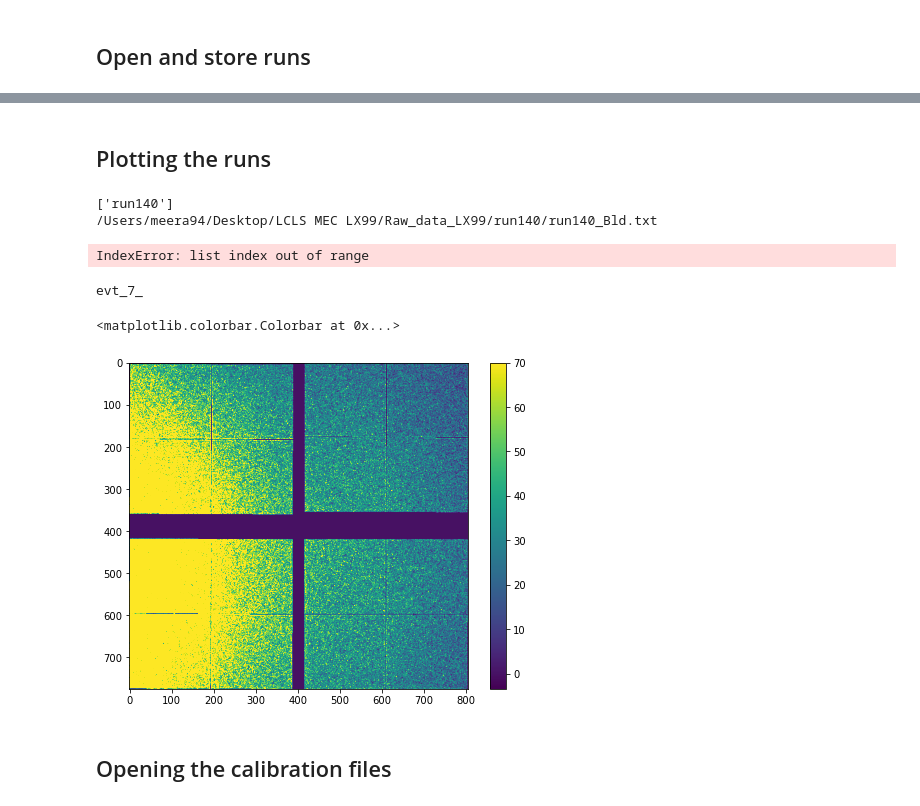
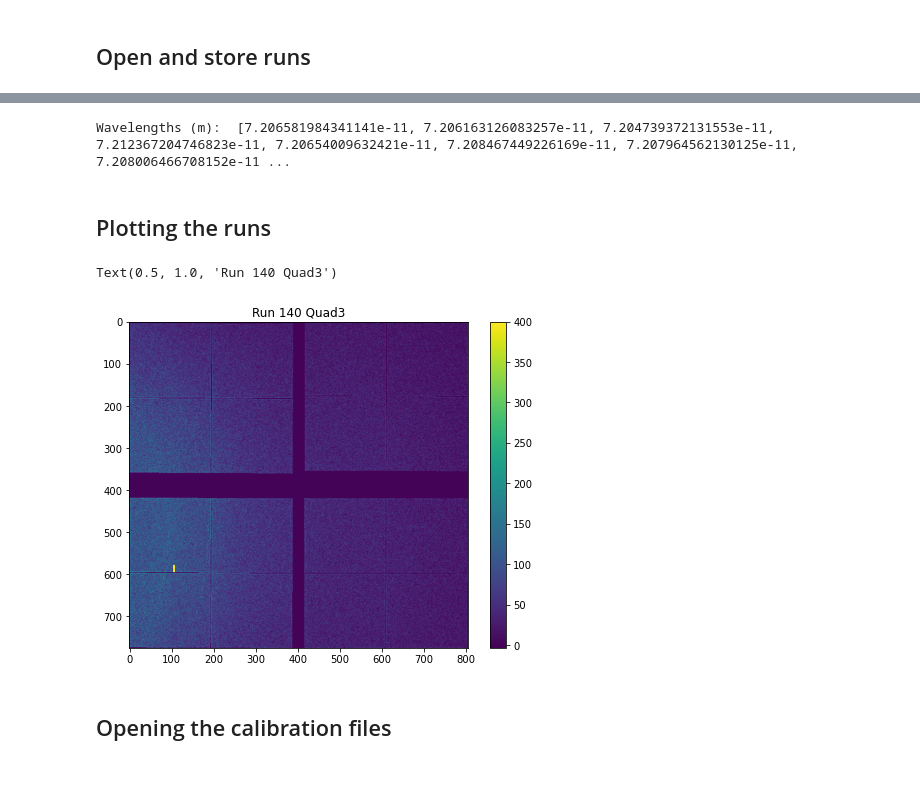
Before and after one commit to meeramadhavi/MEC_XRD_VISAR, a Jupyter notebook: Azimuthal_integration_Meera.ipynb, the cells around one changed output, grey strips where cells are left out. Cells and saved outputs as stored; diff of their text form; code cells hidden in the pictures; blank space fills up the shorter version.

Commit message:
Updated version of the code.
Changed the code to have peak fitting and quad stitching.

```diff
--- a/Azimuthal_integration_Meera.ipynb
+++ b/Azimuthal_integration_Meera.ipynb
@@ -28,8 +31,11 @@ plt.rcParams['figure.figsize'] = (8, 6) #this is for a constant figure size
 ## Import data
 # %%
 #import data
-path = '/Users/meera94/Desktop/LCLS MEC LX99' # Main XRD data folder
-data_files = 'LX99 analysis'
-xrd_data_folder_name = 'Raw_data_LX99'                   # Name of folder containing XRD run folders
+#path = '/Users/meera94/Desktop/LCLS MEC LX99' # Main XRD data folder
+path = '/Users/meera94/Library/CloudStorage/OneDrive-UniversityofCalifornia,Davis/LX99'
+data_files = 'scratch'
+#data_files = 'scratch'
+#xrd_data_folder_name = 'Raw_data_LX99'                   # Name of folder containing XRD run folders
+xrd_data_folder_name = 'run'
 calibration_folder_name = 'XRD_calibration_files'   # Name of folder containing calibration (.poni) files
 energy_file_name = 'Energies.csv'
@@ -39,14 +63,21 @@ energy_file_name = 'Energies.csv'
 ## opening runs from tiff files tand saving them to a dictionary. We will rotate the images as required by the detector
 #Runs = [140, 143, 146]#, 149, 152, 157, 160, 163, 166, 169, 173, 176, 182, 185, 179, 237, 240, 243, 249, 252, 255, 260, 263, 270, 273, 276, 282, 285, 288, 291, 294, 297, 300, 305, 311, 313, 316, 319, 327, 330, 336, 333, 339]
 #Runs = [139, 140, 142, 143, 145, 146, 148, 149, 151, 152, 157, 159, 160, 162, 163, 165, 166, 168, 169, 172, 173, 175, 176, 178, 181, 182, 184, 185, 179, 234, 237, 239, 240, 242, 243, 248, 249, 251, 252, 254, 255, 259, 260, 262, 263, 269, 270, 272, 273, 275, 276, 281, 282, 284, 284, 285, 287, 288, 290, 291, 293, 294, 296, 297, 299, 300, 302, 304, 305, 307, 310, 311, 312, 313, 315, 316, 318, 319, 326, 327, 329,  330, 335,  336, 332, 333, 338, 339]
-Runs = [140, 143]
+Runs = [140, 141, 144, 147, 150, 153, 158, 161, 164, 419, 446, 460, 600, 612, 615]
+dark_run = [124]
+#Runs = [249, 250, 244]
 Quads = [0, 1, 2, 3]
 Run_key_list= [] #empty key list which will be used to create our dictonary, gonna make this a string
 Quad_key_list= []
+darkrun_key_list = []
+
 for j in Runs:
     keys = 'Run ' + str(j)
     Run_key_list.append(keys) #so now we have a string of keys that we want
     # j = j + 1
+for j in dark_run:
+    keys = 'Run ' + str(j)
+    darkrun_key_list.append(keys)
 
 for i in Quads:
     keys = 'Quad' + str((i))
@@ -55,14 +86,29 @@ for i in Quads:
 
 Run_images = dict.fromkeys(Run_key_list) # this stores all the runs listed above. Dictionary with keys ready for our data now!
 # Quad_images = dict.fromkeys(Quad_key_list) # this stores all the images from all the quads.
-rot_mat = [-1, 1, 0, 1]  # The MEC detectors have tilts and rotations associated with it. Since they are all some factor of 90 we will use the numpy rotate 90 function and usin 1,0,-1 to determin
+rot_mat = [-1, 1, 0, 1]  # The MEC detectors have tilts and rotations associated with it. Since they are all some factor of 90 we will use the numpy rotate 90 function and using 1,0,-1 to determine
 rot_angles = ["-90", "+90", "0", "+90"]
+#rot_angles = ["-90","0", "+90", "-180"]
+
+dark_run_images =dict.fromkeys(darkrun_key_list)
+for j in dark_run:
+    dark_quad_images = dict.fromkeys(Quad_key_list)
+    for i in Quads:
+        dark_image_path = concat_3.format(path, data_files, xrd_data_folder_name)
+        dark_name_image = dark_image_path + str(j) + '/Run_' + str(j) + '_evt_1_Epix10kaQuad' + str(i)+ '.tiff'
+        print(dark_name_image)
+        dark_images = np.rot90(np.flipud(fabio.open(dark_name_image).data), rot_mat[i])
+        dark_quad_images['Quad' + str((i))] = dark_images
+    dark_run_images['Run ' + str(j)] = dark_quad_images
+
 
 for j in Runs:
     # images_all_quads = []
     Quad_images = dict.fromkeys(Quad_key_list) # this stores all the images from all the quads.
     for i in Quads:
-        name_image = '/Users/meera94/Library/CloudStorage/OneDrive-UniversityofCalifornia,Davis/LX99/scratch/run' + str(j) + '/Run_' + str(j) + '_evt_1_Epix10kaQuad' + str(i)+ '.tiff'
+        #name_image = '/Users/meera94/Library/CloudStorage/OneDrive-UniversityofCalifornia,Davis/LX99/scratch/run' + str(j) + '/Run_' + str(j) + '_evt_1_Epix10kaQuad' + str(i)+ '.tiff'
+        image_path = concat_3.format(path, data_files, xrd_data_folder_name)
+        name_image = image_path + str(j) + '/Run_' + str(j) + '_evt_1_Epix10kaQuad' + str(i)+ '.tiff'
         images = np.rot90(np.flipud(fabio.open(name_image).data), rot_mat[i]) #fabio.open(name_image).data #apparently we need to flip up to down Rahul said. I asked why, he said try without flipping and then you will see. \../
         Quad_images['Quad' + str((i))] = images #dictionary with all the quads for each run
         # i = i + 1
@@ -205,26 +267,28 @@ Wavelengths (m):  [7.208090277325937e-11, 7.208090277325937e-11]
+# %%
+# Convert energy (eV) to wavelength (m)
+def get_wavelengths(E):
+    lams = []
+    h = const.h # Planck's constant in Js
+    c = const.c # Speed of light in m/s
+    e = const.e # Electron charge in Coulomb
+    # E in eV
+    return [h*c/(e*energy) for energy in E]
+lams = get_wavelengths(E)
+print("Wavelengths (m): ", lams)
+# %% [output]
+Wavelengths (m):  [7.206581984341141e-11, 7.206163126083257e-11, 7.204739372131553e-11, 7.212367204746823e-11, 7.20654009632421e-11, 7.208467449226169e-11, 7.207964562130125e-11, 7.208006466708152e-11 ...
 # %% [markdown]
 ## Plotting the runs
-# %%
-read_gas_norms([140], default_gas_norm = 0.7)
-# %% [output]
-['run140']
-/Users/meera94/Desktop/LCLS MEC LX99/Raw_data_LX99/run140/run140_Bld.txt
-IndexError: list index out of range
-# %%
-'/users/meera94/Desktop/LCLS MEC LX99/Raw_data/run140/run140_Bld.txt'
-'/Users/meera94/Desktop/LCLS MEC LX99/Raw_data_LX99/run143/run143_Bld.txt'
-print(ref_evt_string)
-# %% [output]
-evt_7_
 # %%
-#plotting the quads we want. Princess is always so meow meow about plotting things moew.
-Run = 140
+#plotting the quads we want.
+Run = Runs[0]
 quad_2_plot = 3
-plt.imshow(Run_images['Run ' +str(Run)] ['Quad' + str(quad_2_plot)], vmax = 70)
+plt.imshow(Run_images['Run ' +str(Run)] ['Quad' + str(quad_2_plot)], vmax = 400)
 plt.colorbar()
+plt.title('Run ' +str(Run) + ' Quad' + str(quad_2_plot))
 # %% [output]
-<matplotlib.colorbar.Colorbar at 0x...>
+Text(0.5, 1.0, 'Run 140 Quad3')
-[figure, old version]
+[figure, new version]
 # %% [markdown]
 ## Opening the calibration files
 # %%
```
Also changed, not shown: parts of 58 cells of this notebook, 3 other files.
